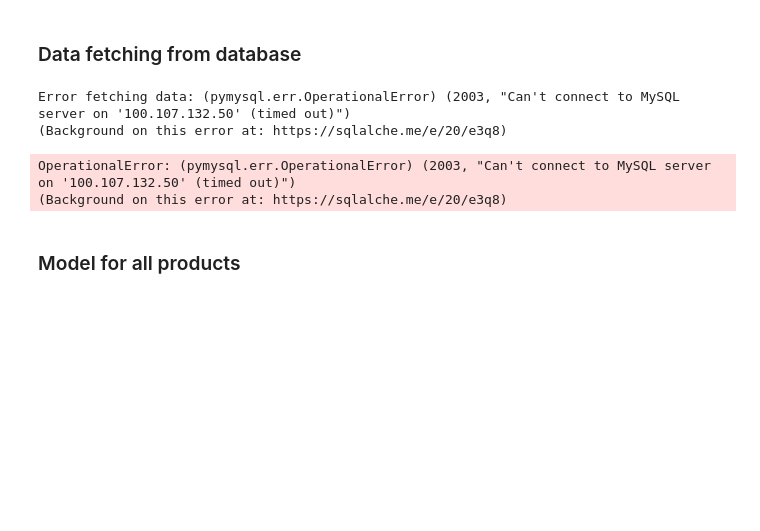
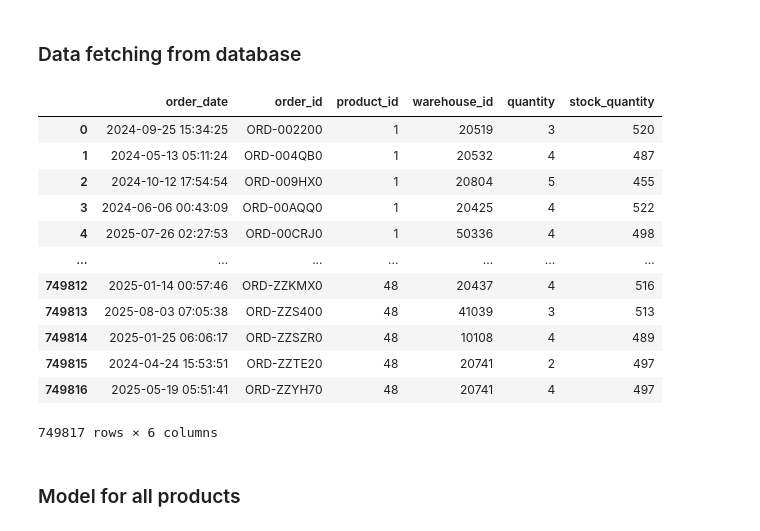
Before and after one commit to tanaymahapatra/E-commerce-Database-Management-and-Inventory-Optimization, a Jupyter notebook: model.ipynb, the cells around one changed output. Saved outputs shown, nothing was run; the diff lists cells and outputs as text; code cells hidden in the pictures; blank space fills up the shorter version.

```diff
--- a/model.ipynb
+++ b/model.ipynb
@@ -300,7 +296,7 @@ def fetch_data() :
     DB_HOST = "100.107.132.50"
     DB_PORT = 3306
     DB_NAME = "ITDETAILS"
-    DB_USER = "himanshumandal987654"
+    DB_USER = "tanay"
     DB_PASSWORD ="123"
 
     engine = None
@@ -320,36 +316,45 @@ def fetch_data() :
                 "local_infile": True,
                 "connect_timeout": 15,
                 "read_timeout": 180,
                 "write_timeout": 180,
                 "ssl_disabled": True,
             },
         )
         with engine.connect() as connection:
             try:
                 with open(os.path.join("sql","queries","model_training_data.sql"), "r", encoding="utf-8") as file:
                     query = file.read()
                     chunks = pd.read_sql(text(query),connection,chunksize=50_000)
                     df = pd.concat(chunks, ignore_index=True)
                     return df
 
             except Exception as e:
                 print(f"Error fetching data: {e}")
                 raise
 
     except Exception as e:
         print(f"Error fetching data: {e}")
         raise
 
     finally:
         if engine is not None:
             engine.dispose()
 
 df=fetch_data()
 display(df)  ## When the data will be available, use this dataframe as input for the models
 # %% [output]
+|  | order_date | order_id | product_id | warehouse_id | quantity | stock_quantity |
+| 0 | 2024-09-25 15:34:25 | ORD-002200 | 1 | 20519 | 3 | 520 |
+| 1 | 2024-05-13 05:11:24 | ORD-004QB0 | 1 | 20532 | 4 | 487 |
+| 2 | 2024-10-12 17:54:54 | ORD-009HX0 | 1 | 20804 | 5 | 455 |
+| 3 | 2024-06-06 00:43:09 | ORD-00AQQ0 | 1 | 20425 | 4 | 522 |
+| 4 | 2025-07-26 02:27:53 | ORD-00CRJ0 | 1 | 50336 | 4 | 498 |
+| ... | ... | ... | ... | ... | ... | ... |
+| 749812 | 2025-01-14 00:57:46 | ORD-ZZKMX0 | 48 | 20437 | 4 | 516 |
+| 749813 | 2025-08-03 07:05:38 | ORD-ZZS400 | 48 | 41039 | 3 | 513 |
+| 749814 | 2025-01-25 06:06:17 | ORD-ZZSZR0 | 48 | 10108 | 4 | 489 |
+| 749815 | 2024-04-24 15:53:51 | ORD-ZZTE20 | 48 | 20741 | 2 | 497 |
+| 749816 | 2025-05-19 05:51:41 | ORD-ZZYH70 | 48 | 20741 | 4 | 497 |
-Error fetching data: (pymysql.err.OperationalError) (2003, "Can't connect to MySQL server on '100.107.132.50' (timed out)")
-(Background on this error at: https://sqlalche.me/e/20/e3q8)
+749817 rows × 6 columns
-OperationalError: (pymysql.err.OperationalError) (2003, "Can't connect to MySQL server on '100.107.132.50' (timed out)")
-(Background on this error at: https://sqlalche.me/e/20/e3q8)
 # %% [markdown]
 ### Model for all products
```
Also changed, not shown: parts of 7 cells of this notebook, 2 other files.
